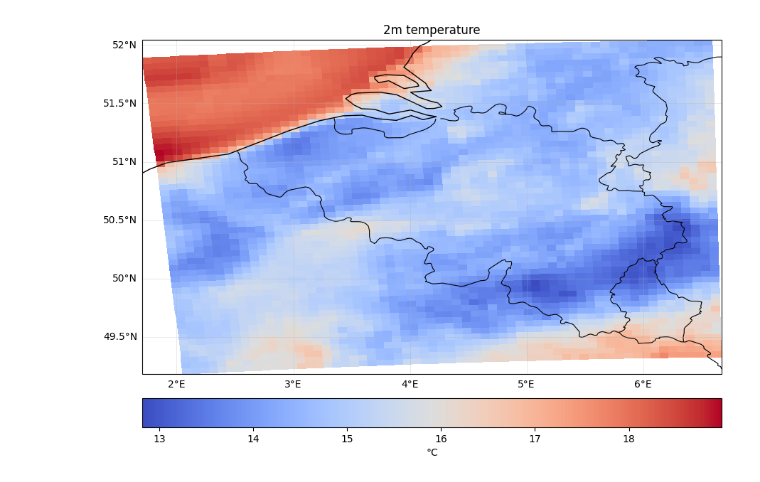
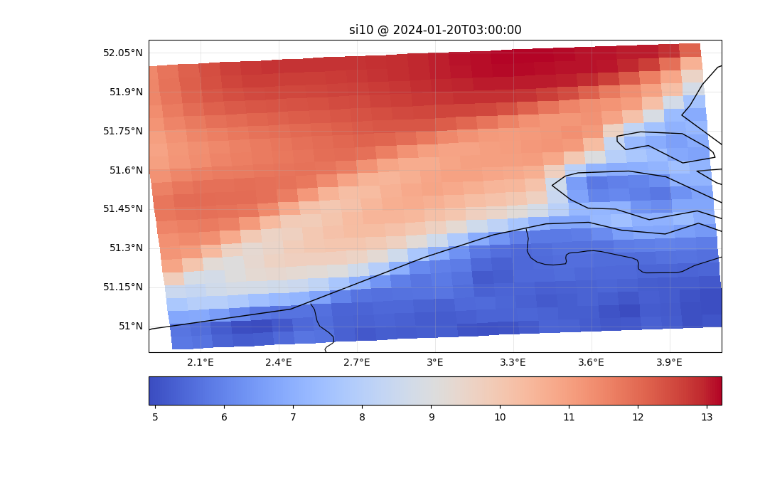
Before and after one commit to UAntwerpM4S/WindAI, a Jupyter notebook: data/inspect.ipynb, the cells around one changed output. Saved outputs shown, nothing was run; the diff lists cells and outputs as text; code cells hidden in the pictures.

```diff
--- a/data/inspect.ipynb
+++ b/data/inspect.ipynb
@@ -33,41 +49,2 @@ ds=open_dataset("CERRA5.zarr")
-# %%
-time = 1680
-var  = 5          # 5 = t2m in your index listing
-ny, nx = 55, 61   # from "Field shape: [55, 61]"
-
-
-lon1d = ds.longitudes                 # length 3355
-lat1d = ds.latitudes                  # length 3355
-vals1d = ds[time, var, 0, :]          # length 3355
-
-# K -> °C for t2m
-if var == 5:
-    vals1d = vals1d - 273.15
-
-# reshape back to the curvilinear grid
-lon2d  = np.asarray(lon1d).reshape(ny, nx)
-lat2d  = np.asarray(lat1d).reshape(ny, nx)
-vals2d = np.asarray(vals1d).reshape(ny, nx)
-
-
-# ----------------- plot -----------------
-proj = ccrs.PlateCarree()
-fig, ax = plt.subplots(figsize=(9, 7), subplot_kw=dict(projection=proj))
-
-
-mesh = ax.pcolormesh(lon2d, lat2d, vals2d, shading="nearest",
-                     cmap="coolwarm", transform=proj)
-
-ax.coastlines("50m", linewidth=1)
-ax.add_feature(cfeature.BORDERS, linewidth=0.8)
-
-gl = ax.gridlines(draw_labels=True, linewidth=0.4, alpha=0.5)
-gl.top_labels = False
-gl.right_labels = False
-
-plt.colorbar(mesh, ax=ax, orientation="horizontal", pad=0.05, label="°C")
-plt.title("2m temperature")
-plt.tight_layout()
-plt.show()
-# %% [output]
-[figure, removed]
+# %%
+ds = xr.open_zarr("CERRA5.zarr", consolidated=False)
@@ -73,0 +96,4 @@ plt.show()
+# %%
+plot_var_anemoi(ds, var="si10", when="2024-01-20T03:00")
+# %% [output]
+[figure, added]
```
Also changed, not shown: parts of 3 cells of this notebook, 1 other file.
